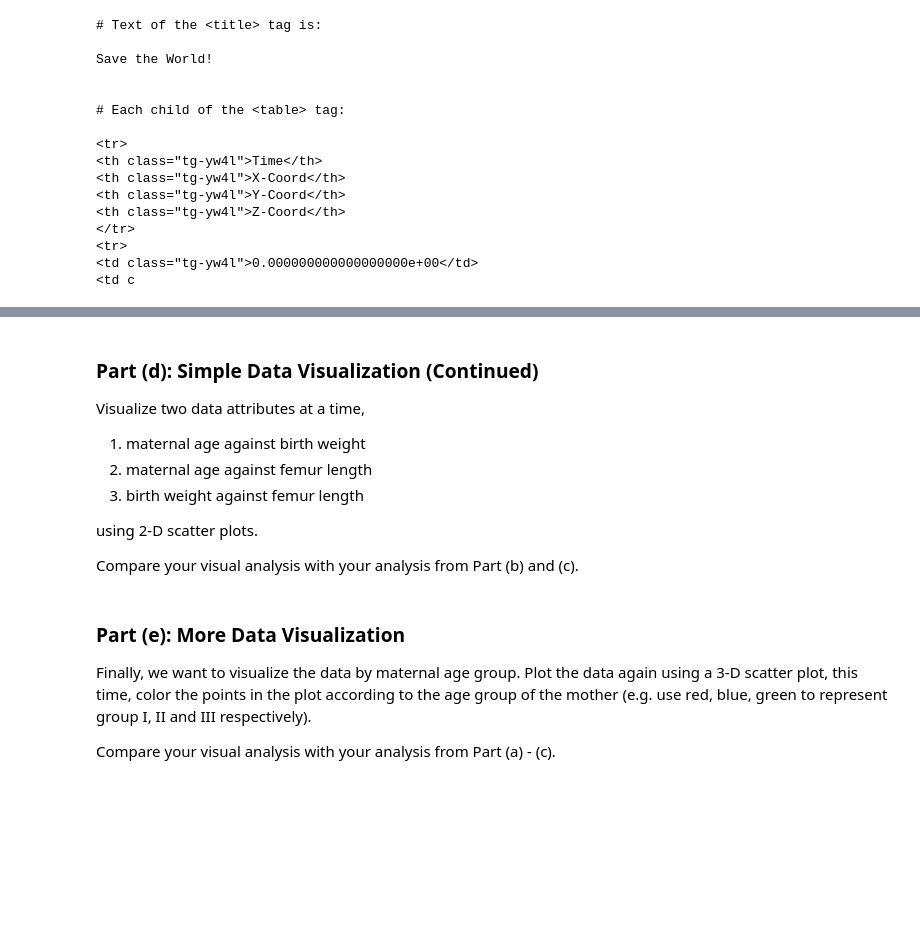
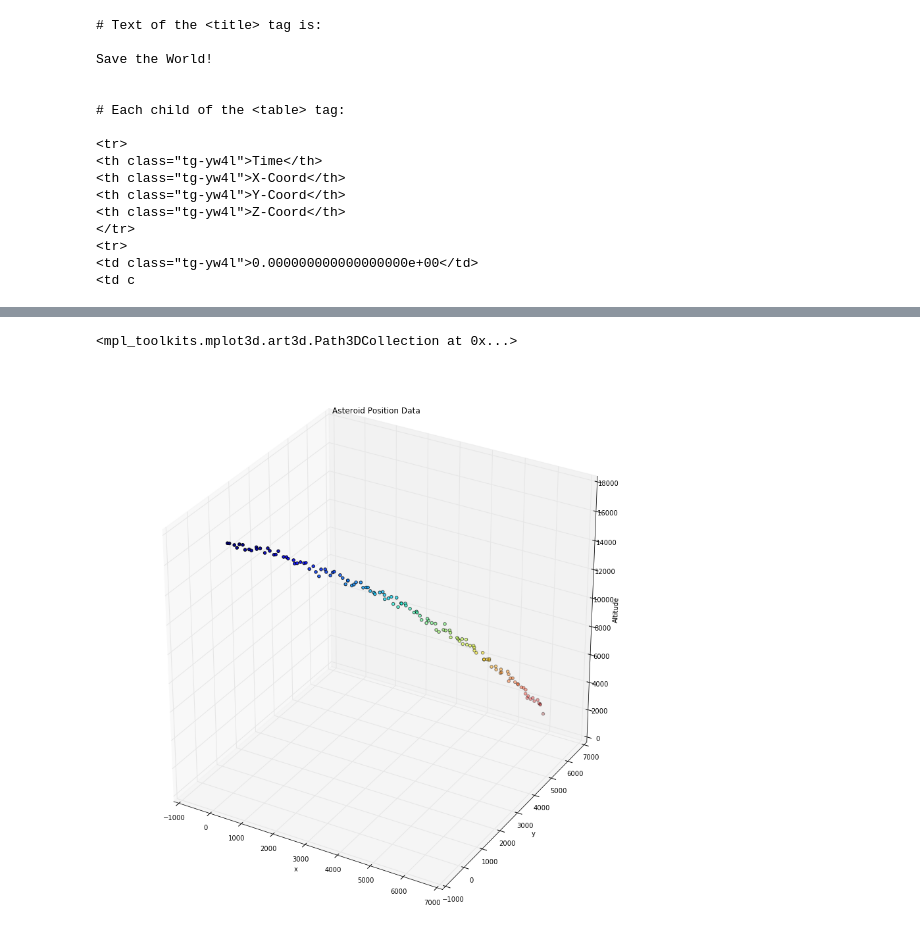
Before and after one commit to rickfarmer/harvard-cs-109a-data-science, a Jupyter notebook: Farmer_Rick_CS109A_Midterm.ipynb, the cells around one changed output, grey strips where cells are left out. Drawn from its saved outputs; the diff is of its cells as text; code cells hidden in the pictures; blank space fills up the shorter version.

```diff
--- a/Farmer_Rick_CS109A_Midterm.ipynb
+++ b/Farmer_Rick_CS109A_Midterm.ipynb
@@ -220,18 +259,18 @@ SyntaxError: invalid syntax (<ipython-input-90-91d960ab64e9>, line 2)
-# %% [markdown]
-### Part (d): Simple Data Visualization (Continued)
-
-Visualize two data attributes at a time,
-
-1. maternal age against birth weight
-2. maternal age against femur length
-3. birth weight against femur length
-
-using 2-D scatter plots.
-
-Compare your visual analysis with your analysis from Part (b) and (c).
-# %% [markdown]
-### Part (e): More Data Visualization
-
-Finally, we want to visualize the data by maternal age group. Plot the data again using a 3-D scatter plot, this time, color the points in the plot according to the age group of the mother (e.g. use red, blue, green to represent group I, II and III respectively).
-
-Compare your visual analysis with your analysis from Part (a) - (c).
+# %%
+# Assign the coordinates for plotting
+time, x, y, z = radar_df['time'], radar_df['x'], radar_df['y'], radar_df['z']
+
+# Create a new figure window to draw in, with a larger figure size to fill the space
+fig = plt.figure(figsize=(15, 15))
+
+ax = plt.axes(projection='3d')
+ax.set_title("Asteroid Position Data")
+ax.set_xlabel("x")
+ax.set_ylabel("y")
+ax.set_zlabel("Altitude")
+
+color = x - y - z
+ax.scatter(x, y, z, c=color)
+# %% [output]
+<mpl_toolkits.mplot3d.art3d.Path3DCollection at 0x...>
+[figure, added]
```
Also changed, not shown: parts of 11 cells of this notebook.
